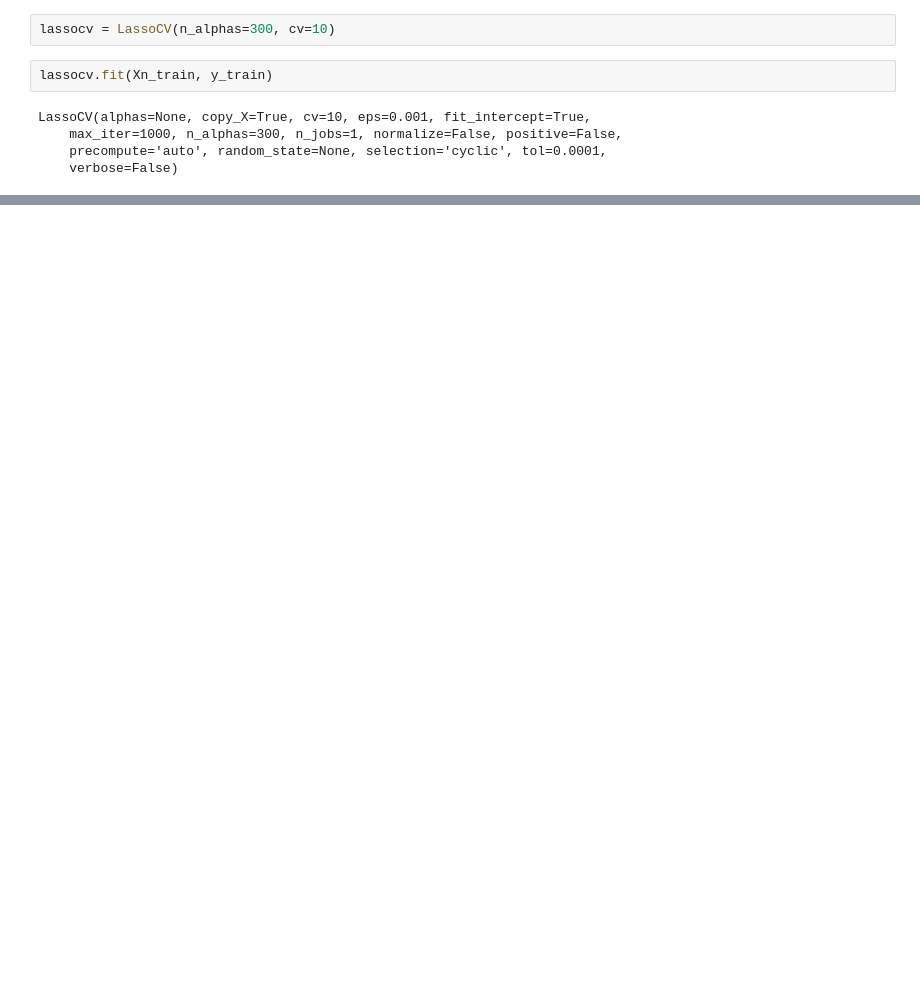
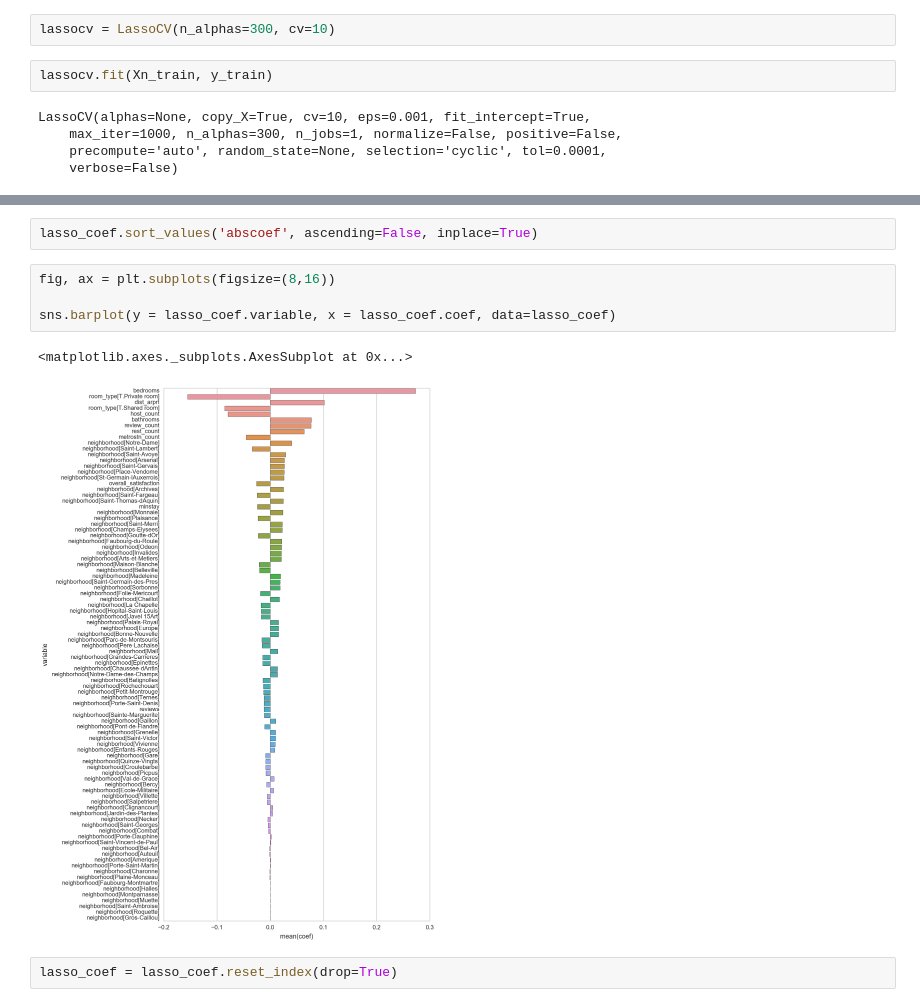
Before and after one commit to Jyojha/DS_Projects, a Jupyter notebook: Paris_Model.ipynb, the cells around one changed output, grey strips where cells are left out. Saved outputs shown, nothing was run; the diff lists cells and outputs as text; blank space fills up the shorter version.

```diff
--- a/Paris_Model.ipynb
+++ b/Paris_Model.ipynb
@@ -196,0 +175,11 @@ lasso_coef[lasso_coef.coef != 0].head(25)
+# %%
+lasso_coef.sort_values('abscoef', ascending=False, inplace=True)
+# %%
+fig, ax = plt.subplots(figsize=(8,16))
+
+sns.barplot(y = lasso_coef.variable, x = lasso_coef.coef, data=lasso_coef)
+# %% [output]
+<matplotlib.axes._subplots.AxesSubplot at 0x...>
+[figure, added]
+# %%
+lasso_coef = lasso_coef.reset_index(drop=True)
```
Also changed, not shown: parts of 31 cells of this notebook.
